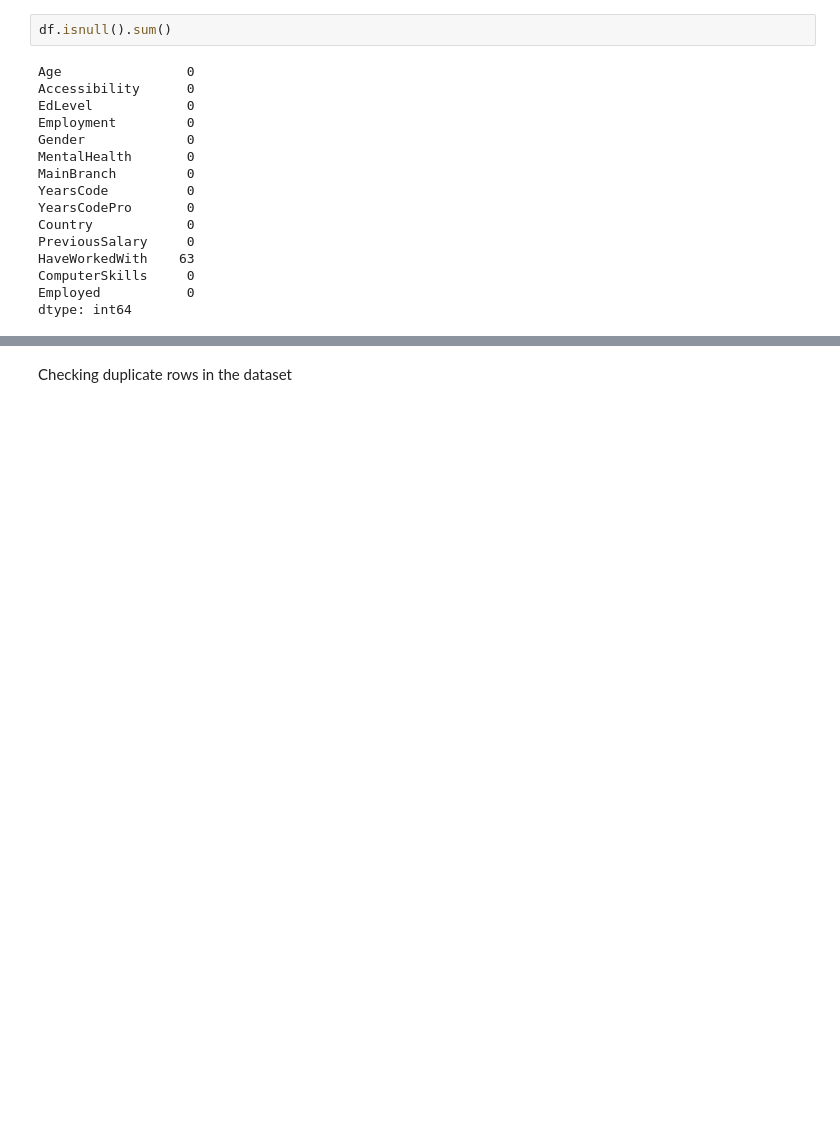
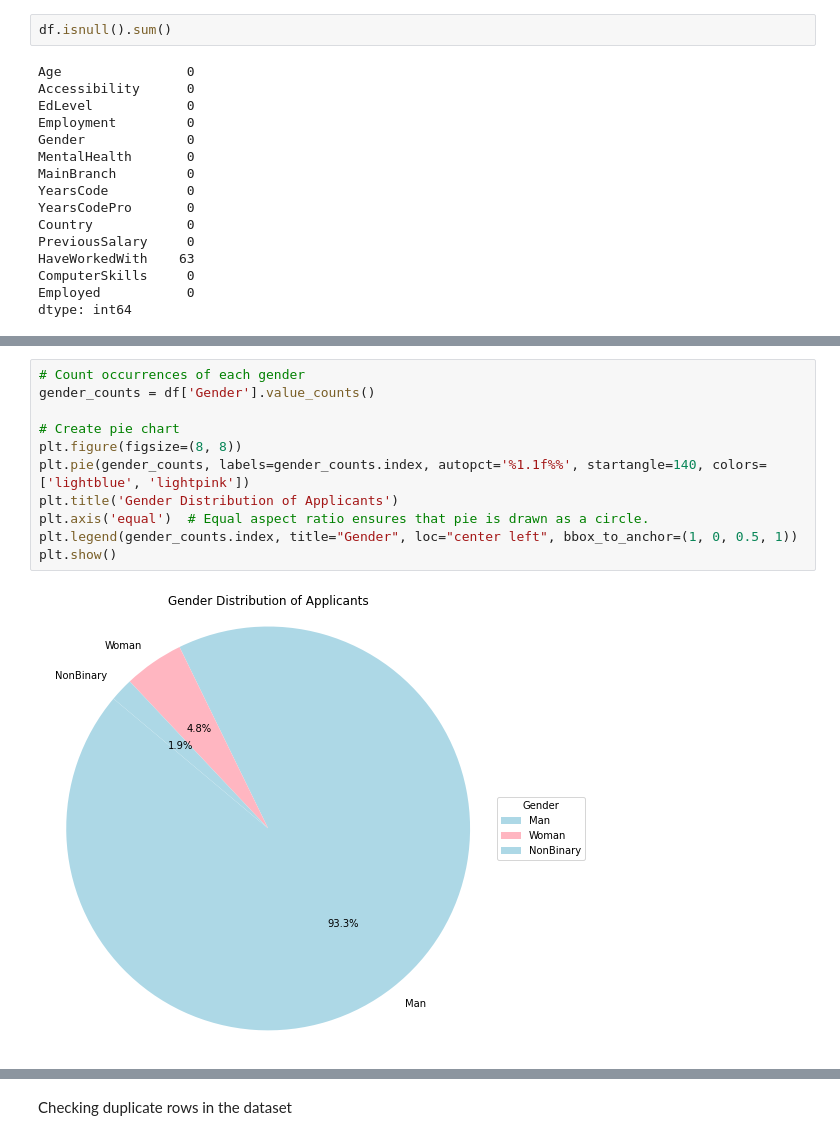
Before and after one commit to SoleilUmwiza92/AIForSociety-S6, a Jupyter notebook: Individual project/archive (1)/JobApplicants.ipynb, the cells around one changed output, grey strips where cells are left out. Cells and saved outputs as stored; diff of their text form; blank space fills up the shorter version.

```diff
--- a/Individual project/archive (1)/JobApplicants.ipynb
+++ b/Individual project/archive (1)/JobApplicants.ipynb
@@ -104,0 +143,13 @@ dtype: int64
+# %%
+# Count occurrences of each gender
+gender_counts = df['Gender'].value_counts()
+
+# Create pie chart
+plt.figure(figsize=(8, 8))
+plt.pie(gender_counts, labels=gender_counts.index, autopct='%1.1f%%', startangle=140, colors=['lightblue', 'lightpink'])
+plt.title('Gender Distribution of Applicants')
+plt.axis('equal')  # Equal aspect ratio ensures that pie is drawn as a circle.
+plt.legend(gender_counts.index, title="Gender", loc="center left", bbox_to_anchor=(1, 0, 0.5, 1))
+plt.show()
+# %% [output]
+[figure, added]
```
Also changed, not shown: parts of 48 cells of this notebook.
